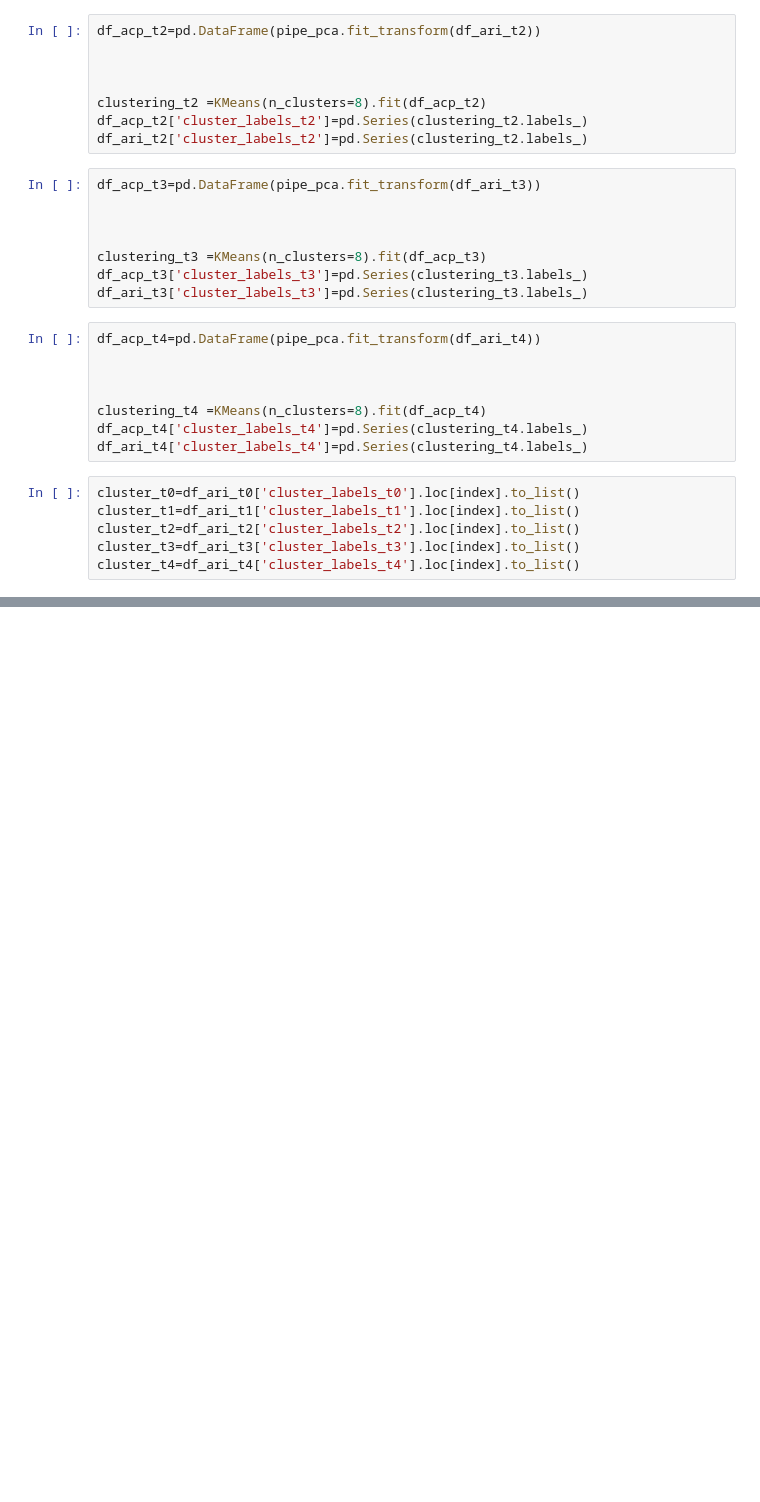
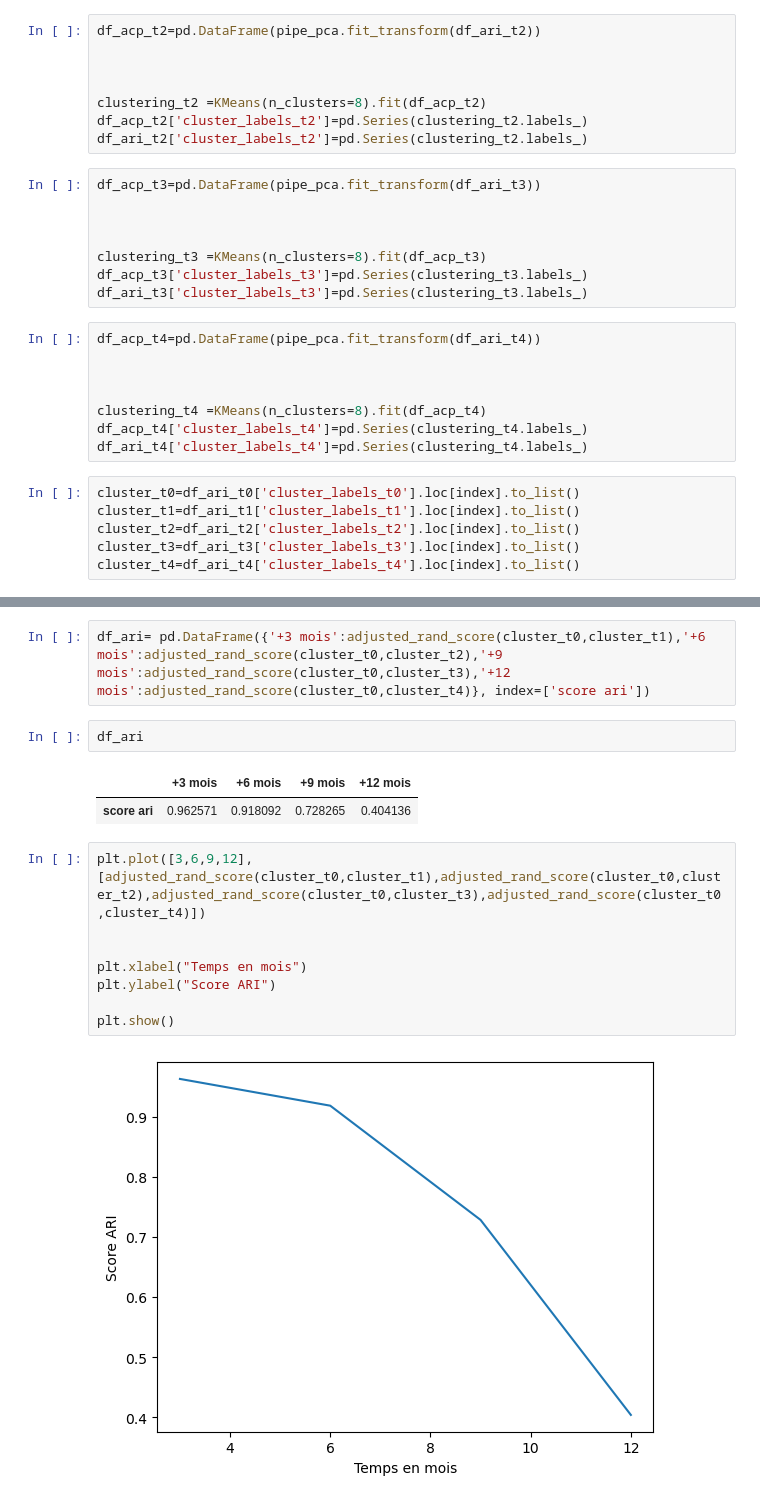
Before and after one commit to ZouhairHoussni/olist, a Jupyter notebook: modelisation.ipynb, the cells around one changed output, grey strips where cells are left out. Drawn from its saved outputs; the diff is of its cells as text; blank space fills up the shorter version.

```diff
--- a/modelisation.ipynb
+++ b/modelisation.ipynb
@@ -461,0 +451,17 @@ adjusted_rand_score(cluster_t0,cluster_t4)
+# %%
+df_ari= pd.DataFrame({'+3 mois':adjusted_rand_score(cluster_t0,cluster_t1),'+6 mois':adjusted_rand_score(cluster_t0,cluster_t2),'+9 mois':adjusted_rand_score(cluster_t0,cluster_t3),'+12 mois':adjusted_rand_score(cluster_t0,cluster_t4)}, index=['score ari'])
+# %%
+df_ari
+# %% [output]
+|  | +3 mois | +6 mois | +9 mois | +12 mois |
+| score ari | 0.962571 | 0.918092 | 0.728265 | 0.404136 |
+# %%
+plt.plot([3,6,9,12],[adjusted_rand_score(cluster_t0,cluster_t1),adjusted_rand_score(cluster_t0,cluster_t2),adjusted_rand_score(cluster_t0,cluster_t3),adjusted_rand_score(cluster_t0,cluster_t4)])
+
+
+plt.xlabel("Temps en mois")
+plt.ylabel("Score ARI")
+
+plt.show()
+# %% [output]
+[figure, added]
```
Also changed, not shown: parts of 9 cells of this notebook.
